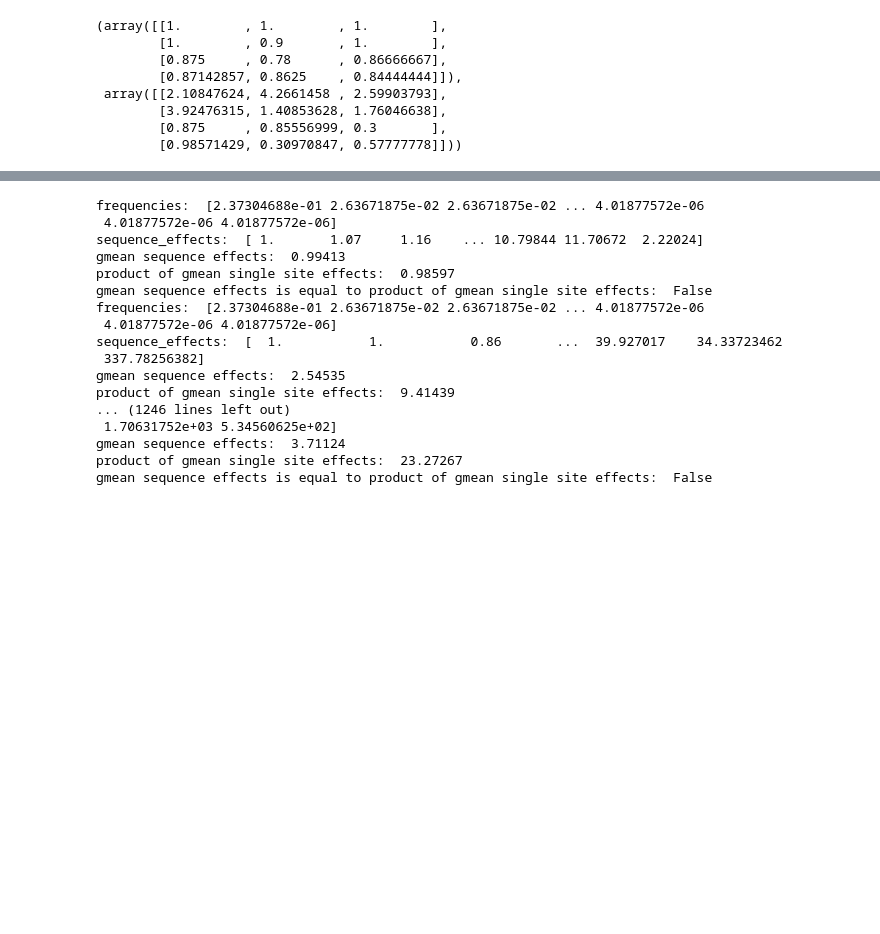
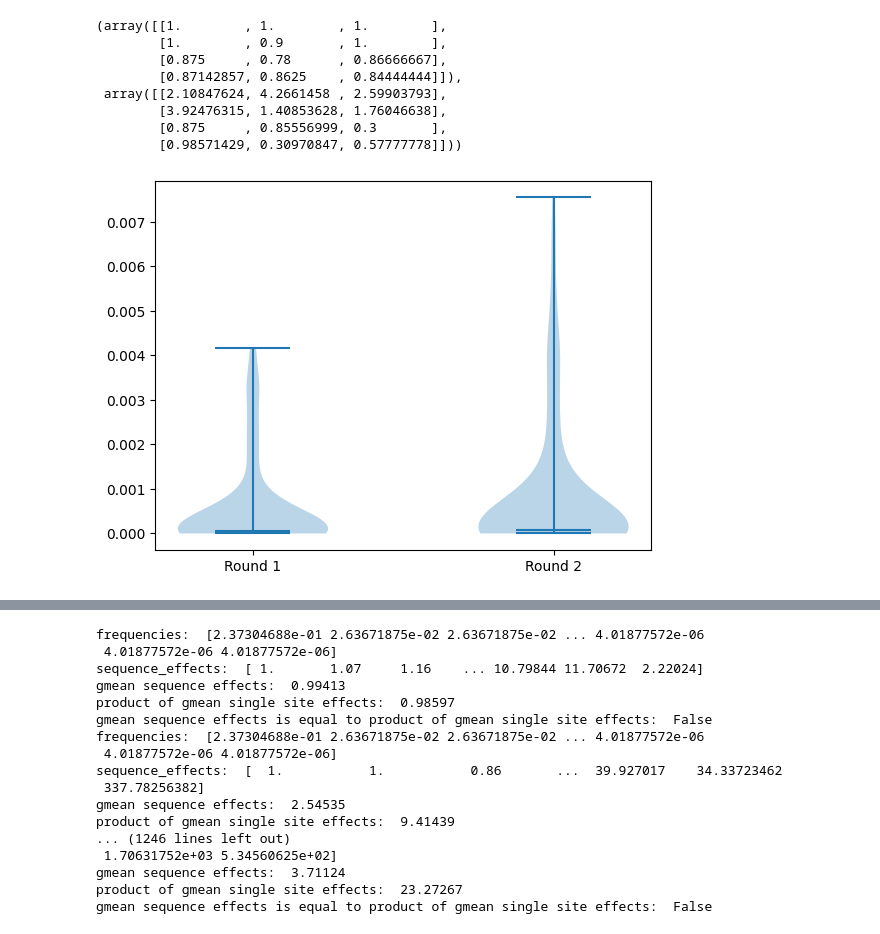
Before and after one commit to JoshuaGensel/dmMIME_correction, a Jupyter notebook: src/assumption_testing.ipynb, the cells around one changed output, grey strips where cells are left out. Saved outputs shown, nothing was run; the diff lists cells and outputs as text; code cells hidden in the pictures; blank space fills up the shorter version.

Commit message:
background assumption testing started

```diff
--- a/src/assumption_testing.ipynb
+++ b/src/assumption_testing.ipynb
@@ -56,6 +56,72 @@ true background effect is equal to average background effect:  False
         [3.92476315, 1.40853628, 1.76046638],
         [0.875     , 0.85556999, 0.3       ],
         [0.98571429, 0.30970847, 0.57777778]]))
+# %%
+background_diffs_r1 = []
+background_diffs_r2 = []
+concentrations = [.1, 1, 10]
+name = 'deterministic_L_5_q_4_asstest'
+
+for target1 in concentrations:
+    for target2 in concentrations:
+        path  = f"/datadisk/MIME/{name}/target1_{target1}_target2_{target2}/"
+
+        # load round 1 avg and true backgrounds
+        avg_background_r1 = np.loadtxt(path + 'round_1/assumptions/average_background.csv', delimiter=',')
+        true_background_r1 = np.loadtxt(path + 'round_1/assumptions/true_background.csv', delimiter=',')
+        # remove first row in both
+        avg_background_r1 = avg_background_r1[1:]
+        true_background_r1 = true_background_r1[1:]
+
+        # log transform
+        avg_background_r1 = np.log(avg_background_r1)
+        true_background_r1 = np.log(true_background_r1)
+
+        # flatten
+        avg_background_r1 = avg_background_r1.flatten()
+        true_background_r1 = true_background_r1.flatten()
+
+        # add absolute difference to list
+        background_diffs_r1.append(np.abs(avg_background_r1 - true_background_r1))
+
+        # load round 2 avg and true backgrounds
+        avg_background_r2 = np.loadtxt(path + 'round_2/assumptions/average_background.csv', delimiter=',')
+        true_background_r2 = np.loadtxt(path + 'round_2/assumptions/true_background.csv', delimiter=',')
+
+        # remove first row in both
+        avg_background_r2 = avg_background_r2[1:]
+        true_background_r2 = true_background_r2[1:]
+
+        # log transform
+        avg_background_r2 = np.log(avg_background_r2)
+        true_background_r2 = np.log(true_background_r2)
+
+        # flatten
+        avg_background_r2 = avg_background_r2.flatten()
+        true_background_r2 = true_background_r2.flatten()
+
+        # add absolute difference to list
+        background_diffs_r2.append(np.abs(avg_background_r2 - true_background_r2))
+
+# flatten lists
+background_diffs_r1 = np.array(background_diffs_r1).flatten()
+
+background_diffs_r2 = np.array(background_diffs_r2).flatten()
+
+# make violin plot
+import matplotlib.pyplot as plt
+
+data = [background_diffs_r1, background_diffs_r2]
+labels = ['Round 1', 'Round 2']
+
+#violin plot with left and right halves
+fig, ax = plt.subplots()
+ax.violinplot(data, showmeans=False, showmedians=True)
+ax.set_xticks([1, 2])
+ax.set_xticklabels(labels)
+plt.show()
+# %% [output]
+[figure, added]
 # %%
 def check_independence_assumption(ground_truth : np.ndarray, single_site_frequencies: np.array, sequence_effects : np.ndarray, frequencies : np.ndarray) -> tuple:
 
```
Also changed, not shown: parts of 5 cells of this notebook.
